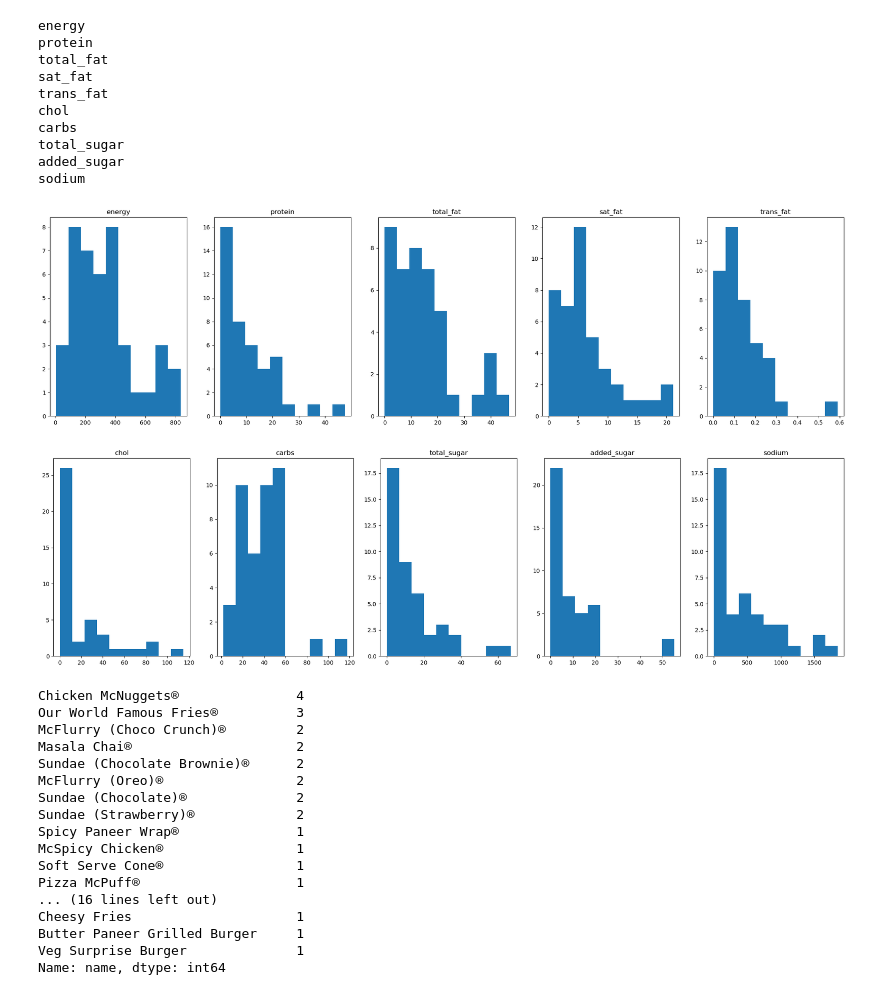
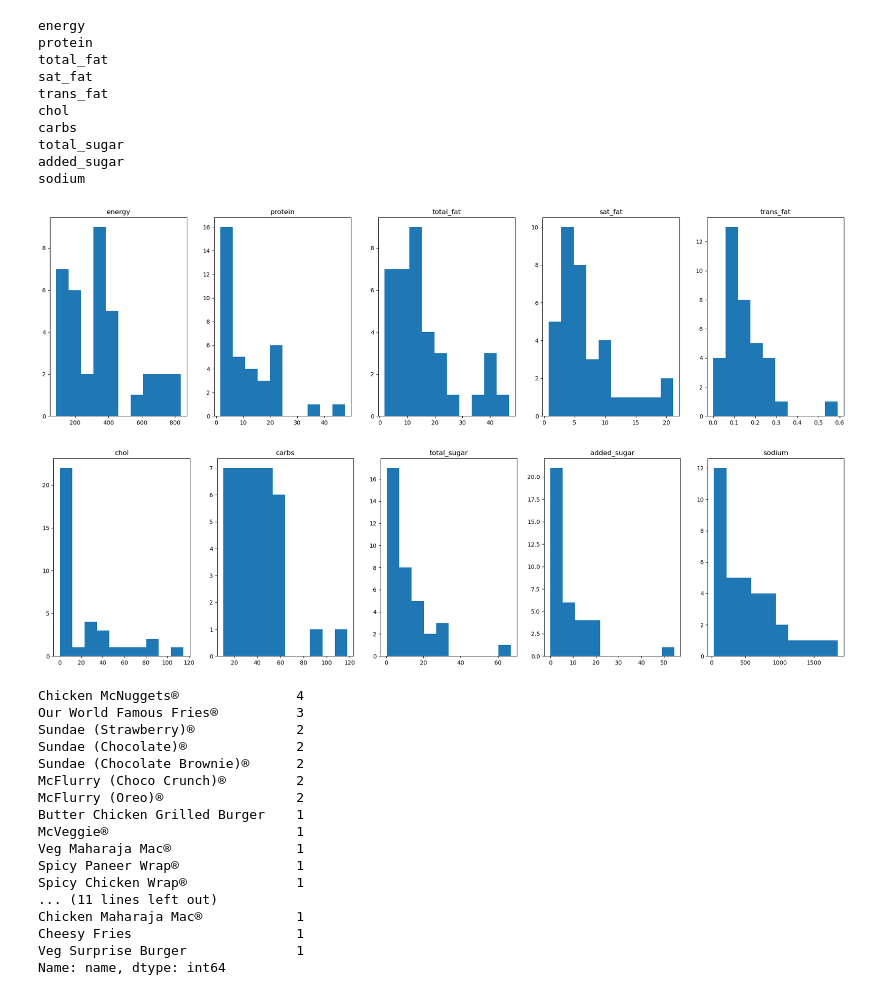
Before and after one commit to siddheshkadam21/Kaggle-Mcdonalds, a Jupyter notebook: mcdonalds.ipynb, the cells around one changed output. Drawn from its saved outputs; the diff is of its cells as text; code cells hidden in the pictures.

```diff
--- a/mcdonalds.ipynb
+++ b/mcdonalds.ipynb
@@ -81,0 +85,2 @@ tag 6
+# %%
+df_new = df.dropna()
@@ -168,70 +177,70 @@ sodium
 # %%
 plt.subplot(1,5,1)
 plt.subplots_adjust(left=0,right=3,bottom=1,top=2,wspace=0.2,hspace=0.4)
 plt.title("energy")
-plt.hist(df["energy"])
+plt.hist(df_new["energy"])
 
 plt.subplot(1,5,2)
 plt.title("protein")
-plt.hist(df["protein"])
+plt.hist(df_new["protein"])
 
 plt.subplot(1,5,3)
 plt.title("total_fat")
-plt.hist(df["total_fat"])
+plt.hist(df_new["total_fat"])
 
 plt.subplot(1,5,4)
 plt.title("sat_fat")
-plt.hist(df["sat_fat"])
+plt.hist(df_new["sat_fat"])
 
 plt.subplot(1,5,5)
 plt.title("trans_fat")
-plt.hist(df["trans_fat"])
+plt.hist(df_new["trans_fat"])
 
 plt.show()
 # %% [output]
-[figure, old version]
+[figure, new version]
 # %%
 plt.subplot(1,5,1)
 plt.subplots_adjust(left=0,right=3,bottom=1,top=2,wspace=0.2,hspace=0.4)
 plt.title("chol")
-plt.hist(df["chol"])
+plt.hist(df_new["chol"])
 
 plt.subplot(1,5,2)
 plt.title("carbs")
-plt.hist(df["carbs"])
+plt.hist(df_new["carbs"])
 
 plt.subplot(1,5,3)
 plt.title("total_sugar")
-plt.hist(df["total_sugar"])
+plt.hist(df_new["total_sugar"])
 
 plt.subplot(1,5,4)
 plt.title("added_sugar")
-plt.hist(df["added_sugar"])
+plt.hist(df_new["added_sugar"])
 
 plt.subplot(1,5,5)
 plt.title("sodium")
-plt.hist(df["sodium"])
+plt.hist(df_new["sodium"])
 
 plt.show()
 # %% [output]
-[figure, old version]
+[figure, new version]
 # %%
-df["name"].value_counts()
+df_new["name"].value_counts()
 # %% [output]
 Chicken McNuggets®               4
 Our World Famous Fries®          3
+Sundae (Strawberry)®             2
+Sundae (Chocolate)®              2
+Sundae (Chocolate Brownie)®      2
 McFlurry (Choco Crunch)®         2
-Masala Chai®                     2
-Sundae (Chocolate Brownie)®      2
 McFlurry (Oreo)®                 2
-Sundae (Chocolate)®              2
-Sundae (Strawberry)®             2
+Butter Chicken Grilled Burger    1
+McVeggie®                        1
+Veg Maharaja Mac®                1
 Spicy Paneer Wrap®               1
-McSpicy Chicken®                 1
-Soft Serve Cone®                 1
-Pizza McPuff®                    1
-... (16 lines left out)
+Spicy Chicken Wrap®              1
+... (11 lines left out)
+Chicken Maharaja Mac®            1
 Cheesy Fries                     1
-Butter Paneer Grilled Burger     1
 Veg Surprise Burger              1
 Name: name, dtype: int64
```
Also changed, not shown: parts of 21 cells of this notebook.
